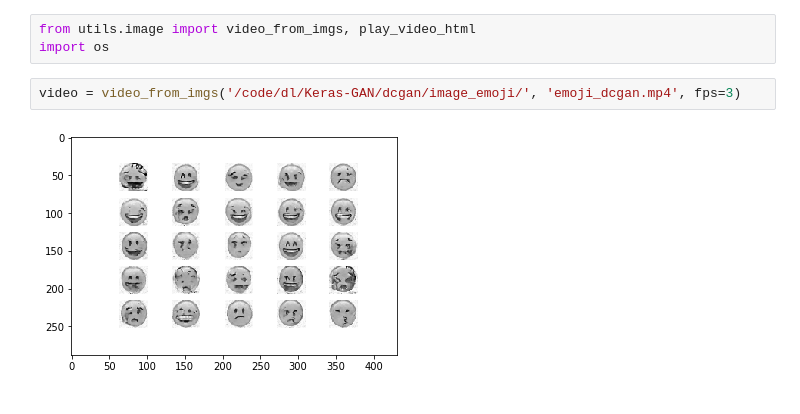
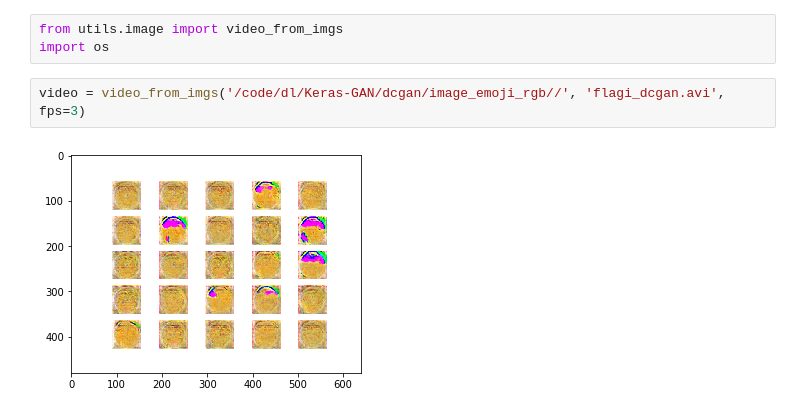
Before and after one commit to jorjiang/Keras-GAN, a Jupyter notebook: dcgan/create_video.ipynb, the cells around one changed output. Saved outputs shown, nothing was run; the diff lists cells and outputs as text.

```diff
--- a/dcgan/create_video.ipynb
+++ b/dcgan/create_video.ipynb
@@ -1,8 +1,8 @@
 # %%
-from utils.image import video_from_imgs, play_video_html
+from utils.image import video_from_imgs
 import os
 # %%
-video = video_from_imgs('/code/dl/Keras-GAN/dcgan/image_emoji/', 'emoji_dcgan.mp4', fps=3)
+video = video_from_imgs('/code/dl/Keras-GAN/dcgan/image_emoji_rgb//', 'flagi_dcgan.avi', fps=3)
 # %% [output]
-[figure, old version]
+[figure, new version]
 # %% [markdown]
```
Also changed, not shown: parts of 1 cell of this notebook, 2 other files.
